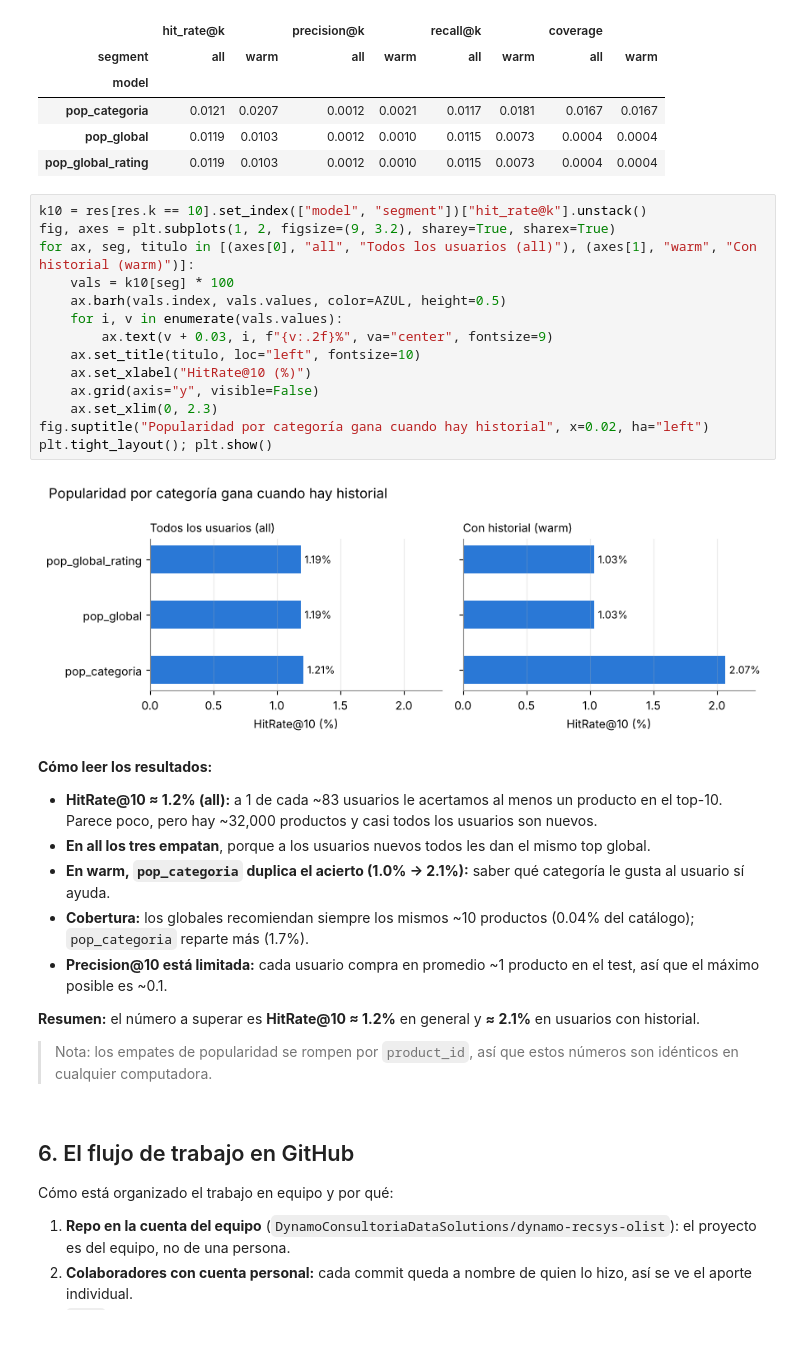
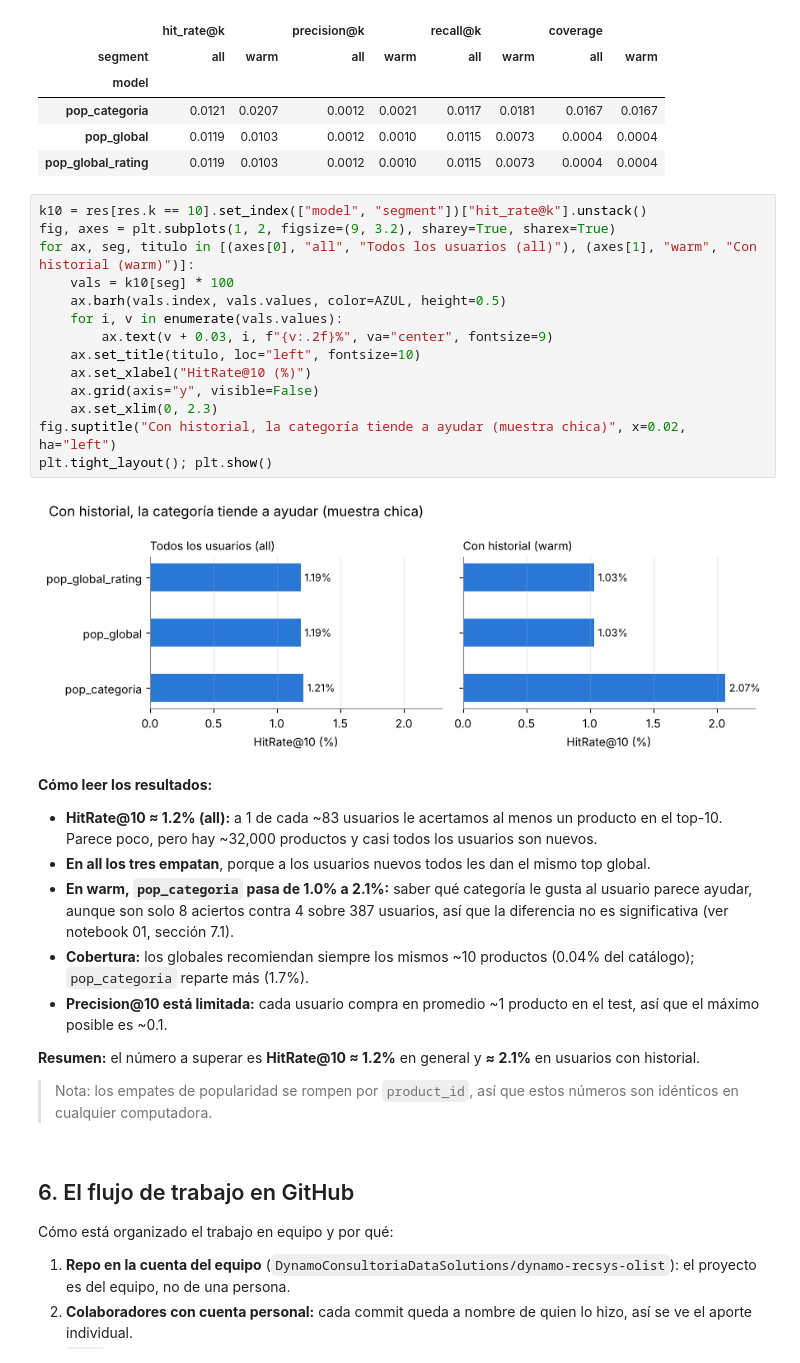
Before and after one commit to DynamoConsultoriaDataSolutions/dynamo-recsys-olist, a Jupyter notebook: notebooks/00_explicacion_pr1.ipynb, the cells around one changed output. Drawn from its saved outputs; the diff is of its cells as text; blank space fills up the shorter version.

```diff
--- a/notebooks/00_explicacion_pr1.ipynb
+++ b/notebooks/00_explicacion_pr1.ipynb
@@ -427,25 +427,25 @@ tabla
 # %%
 k10 = res[res.k == 10].set_index(["model", "segment"])["hit_rate@k"].unstack()
 fig, axes = plt.subplots(1, 2, figsize=(9, 3.2), sharey=True, sharex=True)
 for ax, seg, titulo in [(axes[0], "all", "Todos los usuarios (all)"), (axes[1], "warm", "Con historial (warm)")]:
     vals = k10[seg] * 100
     ax.barh(vals.index, vals.values, color=AZUL, height=0.5)
     for i, v in enumerate(vals.values):
         ax.text(v + 0.03, i, f"{v:.2f}%", va="center", fontsize=9)
     ax.set_title(titulo, loc="left", fontsize=10)
     ax.set_xlabel("HitRate@10 (%)")
     ax.grid(axis="y", visible=False)
     ax.set_xlim(0, 2.3)
-fig.suptitle("Popularidad por categoría gana cuando hay historial", x=0.02, ha="left")
+fig.suptitle("Con historial, la categoría tiende a ayudar (muestra chica)", x=0.02, ha="left")
 plt.tight_layout(); plt.show()
 # %% [output]
-[figure, old version]
+[figure, new version]
 # %% [markdown]
 **Cómo leer los resultados:**
 
 - **HitRate@10 ≈ 1.2% (all):** a 1 de cada ~83 usuarios le acertamos al menos un producto en el top-10. Parece poco, pero hay ~32,000 productos y casi todos los usuarios son nuevos.
 - **En all los tres empatan**, porque a los usuarios nuevos todos les dan el mismo top global.
-- **En warm, `pop_categoria` duplica el acierto (1.0% → 2.1%):** saber qué categoría le gusta al usuario sí ayuda.
+- **En warm, `pop_categoria` pasa de 1.0% a 2.1%:** saber qué categoría le gusta al usuario parece ayudar, aunque son solo 8 aciertos contra 4 sobre 387 usuarios, así que la diferencia no es significativa (ver notebook 01, sección 7.1).
 - **Cobertura:** los globales recomiendan siempre los mismos ~10 productos (0.04% del catálogo); `pop_categoria` reparte más (1.7%).
 - **Precision@10 está limitada:** cada usuario compra en promedio ~1 producto en el test, así que el máximo posible es ~0.1.
 
```
Also changed, not shown: 6 other files.
